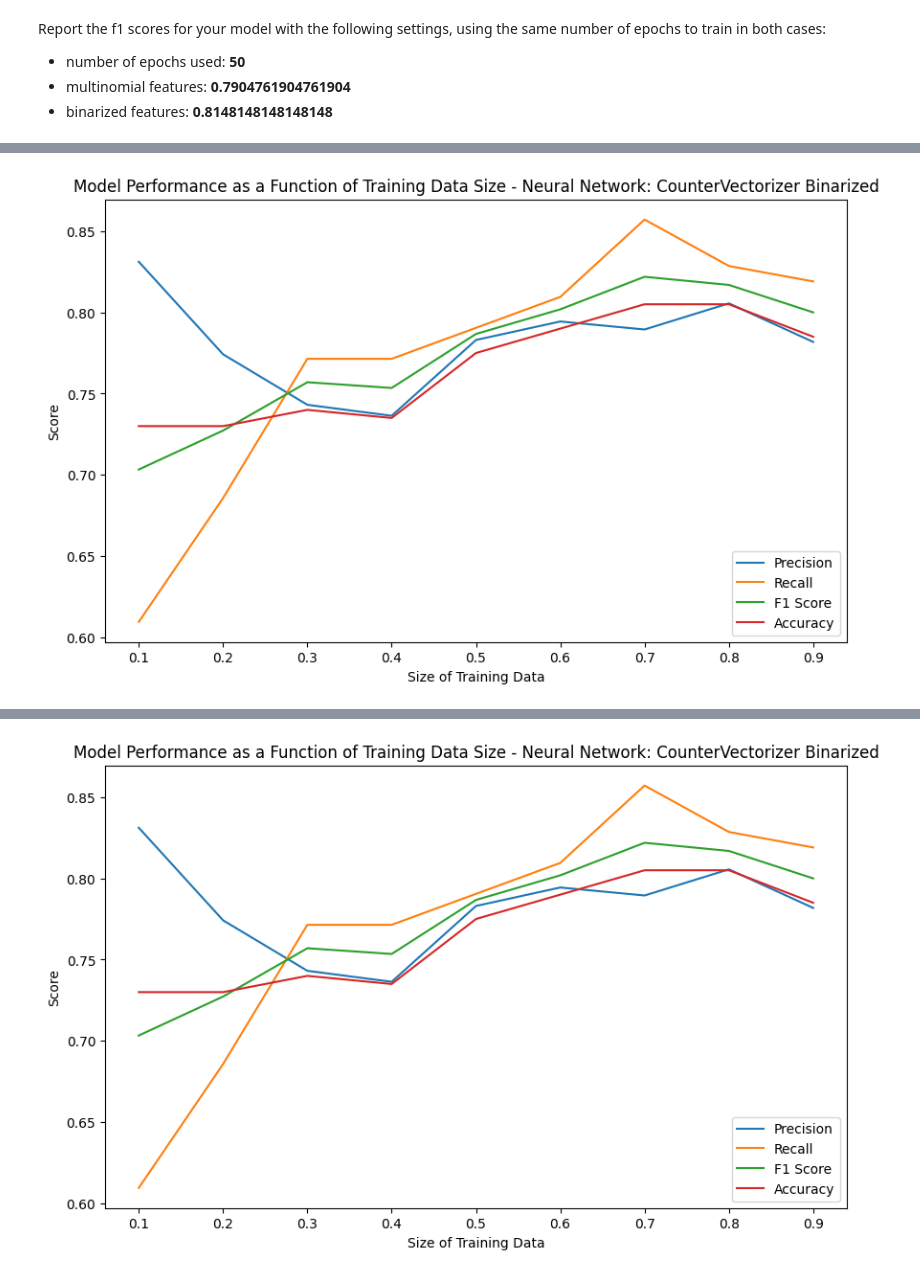
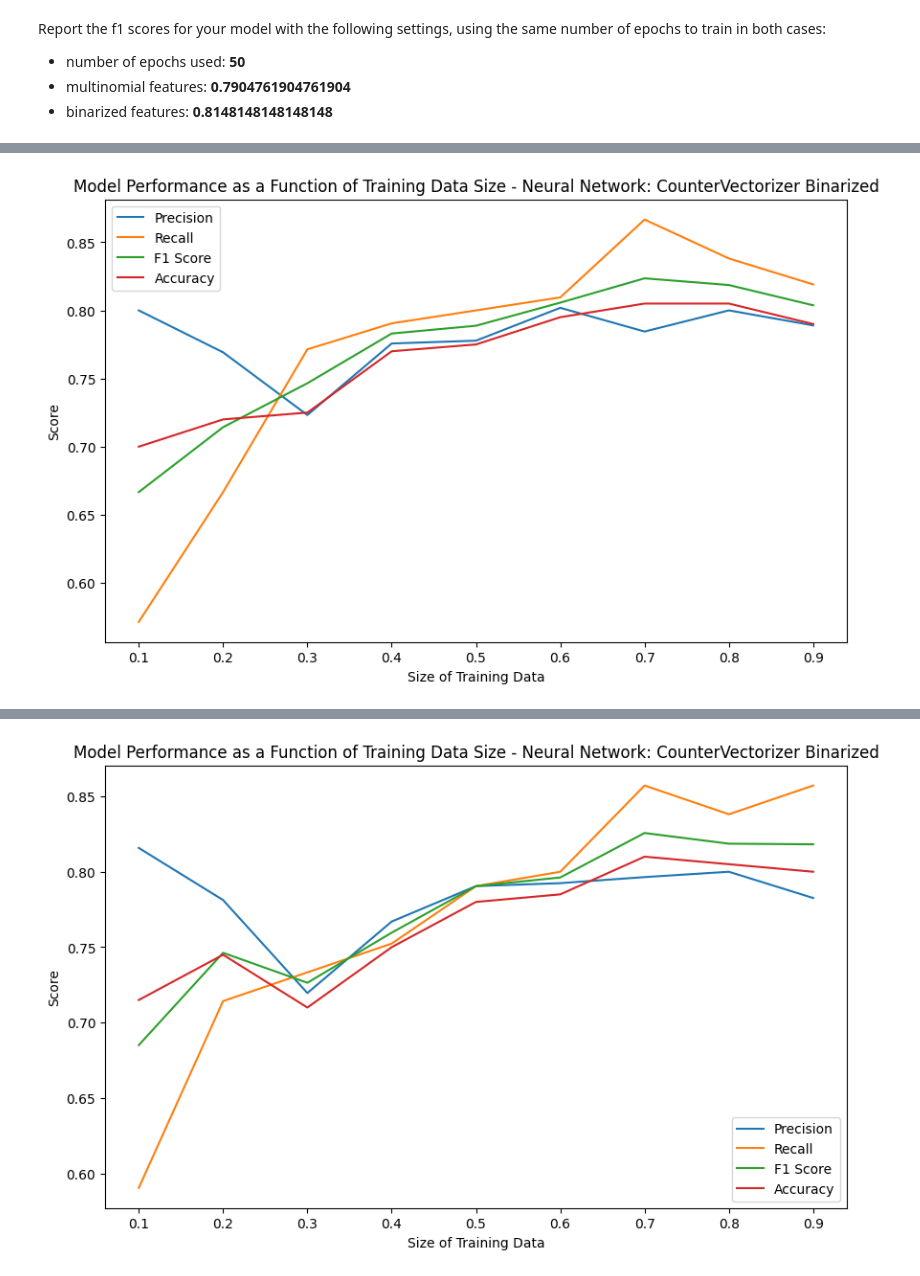
Before and after one commit to naakjgf/Sentiment_Analysis_HW4, a Jupyter notebook: sentiment_task4.ipynb, the cells around one changed output, grey strips where cells are left out. Cells and saved outputs as stored; diff of their text form; code cells hidden in the pictures.

```diff
--- a/sentiment_task4.ipynb
+++ b/sentiment_task4.ipynb
@@ -202,26 +202,29 @@ from sklearn.model_selection import train_test_split
 # you should experiment with different numbers of epochs to see how performance varies
 # you need not create an experiment that takes > 10 min to run (please do not do this)
 
-train_sizes = np.linspace(0.1, 0.9, 9)
-metrics = list()
+for i in range(1, 4):
+    train_sizes = np.linspace(0.1, 0.9, 9)
+    metrics = list()
 
-for train_size in train_sizes:
-    X_train, _, y_train, _ = train_test_split(bi_count_vectorizer_train_data, trainY, train_size=train_size, random_state=42)
+    for train_size in train_sizes:
+        X_train, _, y_train, _ = train_test_split(bi_count_vectorizer_train_data, trainY, train_size=train_size, random_state=42)
 
-    X = np.array(X_train.toarray())
-    y = np.array(y_train)
+        X = np.array(X_train.toarray())
+        y = np.array(y_train)
 
-    bi_model = Sequential()
-    bi_model.add(Dense(units=100, activation='relu', input_dim=X.shape[1]))
-    bi_model.add(Dense(units=1, activation='sigmoid'))
-    bi_model.compile(loss='binary_crossentropy', optimizer='sgd', metrics=['accuracy'])
-    bi_model.fit(X, y, epochs=(i*50), verbose=1)
-    bi_preds = bi_model.predict(dev_X)
-    bi_class_preds = [1 if p > 0.5 else 0 for p in bi_preds]
+        bi_model = Sequential()
+        bi_model.add(Dense(units=100, activation='relu', input_dim=X.shape[1]))
+        bi_model.add(Dense(units=1, activation='sigmoid'))
+        bi_model.compile(loss='binary_crossentropy', optimizer='sgd', metrics=['accuracy'])
+        bi_model.fit(X, y, epochs=100, verbose=0)
+        bi_preds = bi_model.predict(dev_X)
+        bi_class_preds = [1 if p > 0.5 else 0 for p in bi_preds]
 
-    current_metrics = sutils.get_prfa(dev_Y, bi_class_preds)
-    metrics.append(current_metrics)
+        current_metrics = sutils.get_prfa(dev_Y, bi_class_preds)
+        metrics.append(current_metrics)
 
-for i in range(1, 4):
+        if train_size == 0.1:
+            print("F1 Score @ 10%:", current_metrics[2])
+
     sutils.create_training_graph(train_sizes, metrics, "Neural Network: CounterVectorizer Binarized", f"NN_graph_{i}.png")
 # %% [output]
@@ -246 +252 @@ Epoch 150/150
-[figure, old version]
+[figure, new version]
@@ -247 +263 @@ Epoch 150/150
-[figure, old version]
+[figure, new version]
```
Also changed, not shown: parts of 2 cells of this notebook, 6 other files.
